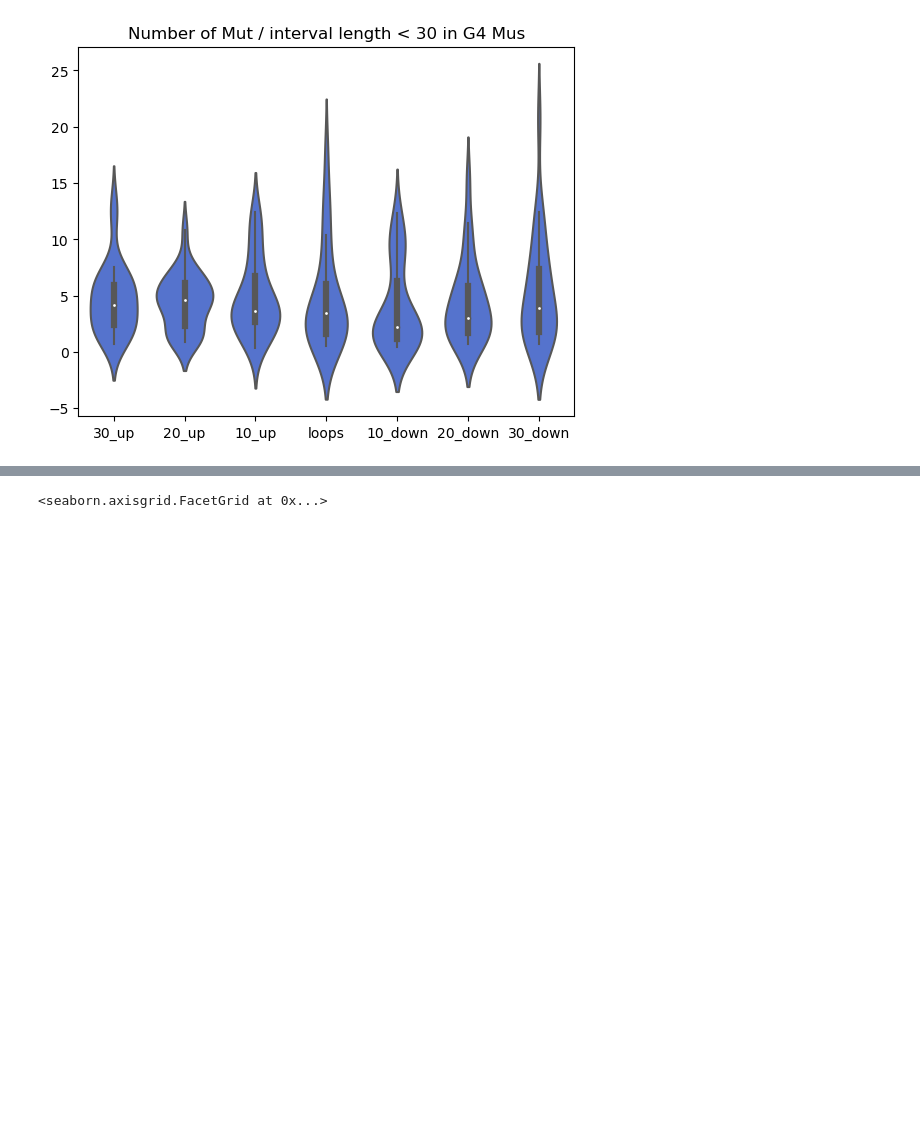
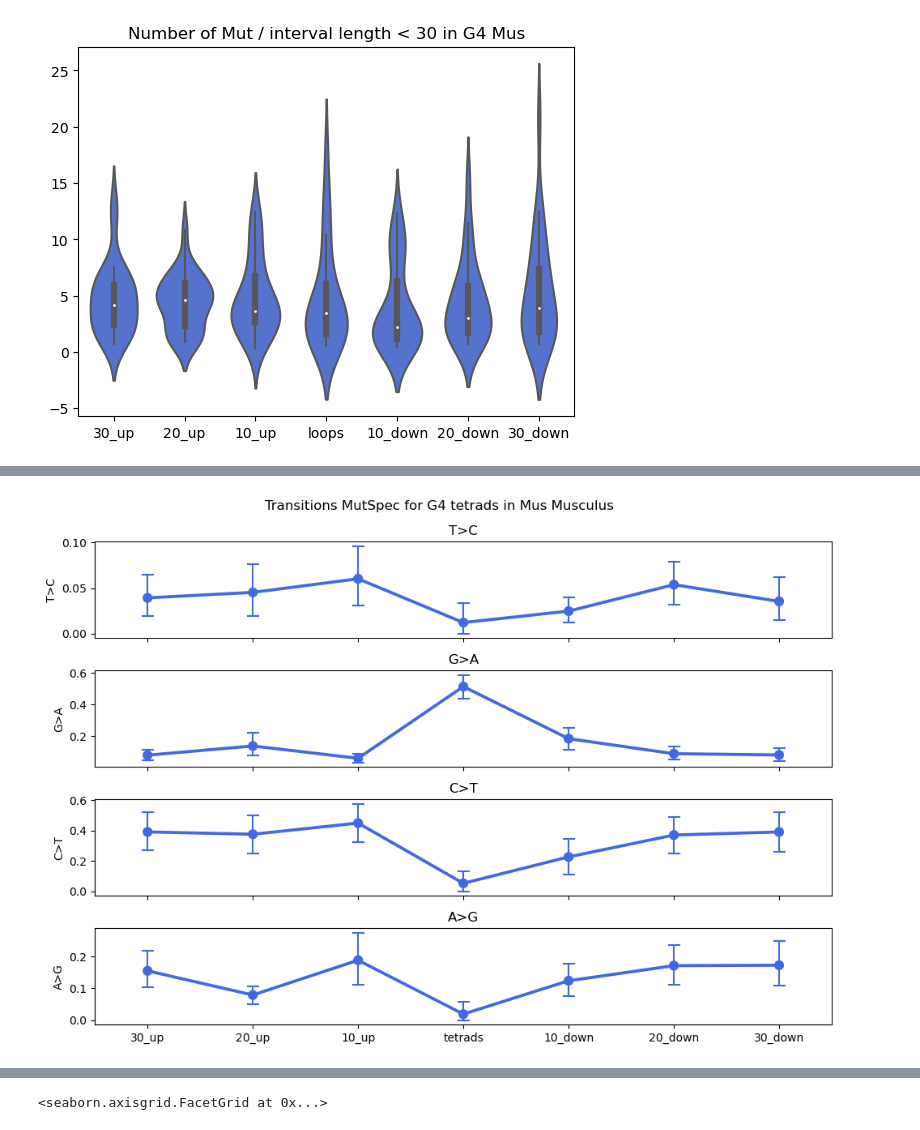
Before and after one commit to mitoclub/G4MutSpec, a Jupyter notebook: notebooks/mus_analysis_pqs_category.ipynb, the cells around one changed output, grey strips where cells are left out. Saved outputs shown, nothing was run; the diff lists cells and outputs as text; code cells hidden in the pictures; blank space fills up the shorter version.

Commit message:
tetrads analisys

```diff
--- a/notebooks/mus_analysis_pqs_category.ipynb
+++ b/notebooks/mus_analysis_pqs_category.ipynb
@@ -26,6 +26,7 @@ refseq = str(next(SeqIO.parse('../data/raw/mus_musculus/mm10_ChrM_oneline.fasta'
 g4pqs = pd.read_csv('../data/processed/mus_musculus/g4pqs_mus.csv')
 df_loop_mut_mus = pd.read_csv('../data/processed/mus_musculus/df_loop_mut_pqs_mus.csv')
 df_10_col_mut = pd.read_csv('../data/processed/mus_musculus/df_10_col_mut_pqs_mus.csv')
+df_tetrads_mut_mus = pd.read_csv('../data/processed/mus_musculus/df_tetrads_mut_pqs_mus.csv')
 # %%
 df = pd.read_csv('../data/processed/mus_musculus/all_mut_mus.csv')
 # %%
@@ -53,9 +54,11 @@ def add_col_to_norm_mutspec(normMut:pd.DataFrame, df:pd.DataFrame):
 # %%
 norm_10_col = add_col_to_norm_mutspec(get_norm_mutspec(df_10_col_mut).fillna(0), df_10_col_mut)
 norm_loop = add_col_to_norm_mutspec(get_norm_mutspec(df_loop_mut_mus).fillna(0), df_loop_mut_mus)
+norm_tetrads = add_col_to_norm_mutspec(get_norm_mutspec(df_tetrads_mut_mus).fillna(0), df_tetrads_mut_mus)
 # %%
 norm_10_col['location'] = norm_10_col['side'].str[:2].astype(int)
 norm_loop['location'] = 0
+norm_tetrads['location'] = 0
 # %%
 norm_10_col
 # %% [output]
@@ -110,6 +113,8 @@ norm_merged
 | 25 | 26 | loops | 0.000000 | 0.025000 | 0.000000 | 0.000000 | 0.000000 | 0.000000 | 0.925000 | 0.025000 | 0.025000 | ... |
 | 26 | 27 | loops | 0.000000 | 0.075472 | 0.018868 | 0.018868 | 0.056604 | 0.037736 | 0.226415 | 0.000000 | 0.452830 | ... |
 183 rows × 15 columns
+# %%
+norm_merged_tetrads = pd.concat([norm_10_col,norm_tetrads])
 # %%
 fig, axs = plt.subplots(4, sharex=True,  figsize=(10, 7))
 mutations = ['T>C', 'G>A', 'C>T', 'A>G']
@@ -210,0 +225,19 @@ sns.violinplot(data=df_mut_concat[df_mut_concat['n_mut/length'] < 30],
+# %%
+fig, axs = plt.subplots(4, sharex=True,  figsize=(10, 7))
+mutations = ['T>C', 'G>A', 'C>T', 'A>G']
+
+colors = ['royalblue', 'darkorange', 'tomato', 'orchid']
+order = ['30_up', '20_up', '10_up', 'tetrads', '10_down', '20_down', '30_down']
+
+for i, mutation in enumerate(mutations):
+    row = i % 4
+    sns.pointplot(data=norm_merged_tetrads,
+                 x=norm_merged_tetrads['side'], y=mutation, ax=axs[row], color=colors[0], order=order, capsize=.1, errwidth=1.5) \
+        .set(title=mutation, xlabel=None)
+
+
+plt.suptitle('Transitions MutSpec for G4 tetrads in Mus Musculus')
+plt.tight_layout()
+plt.show()
+# %% [output]
+[figure, added]
```
Also changed, not shown: parts of 10 cells of this notebook, 10 other files.
